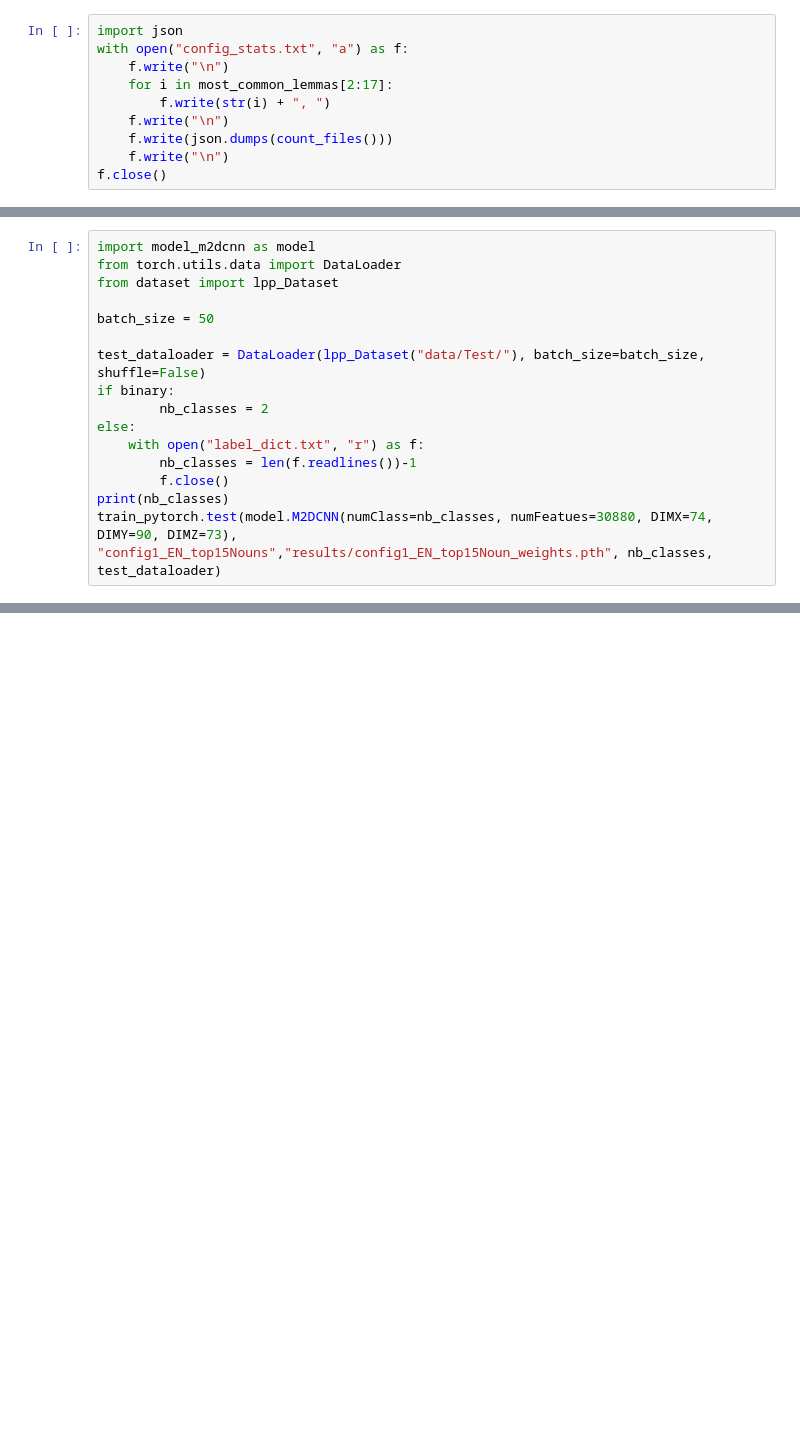
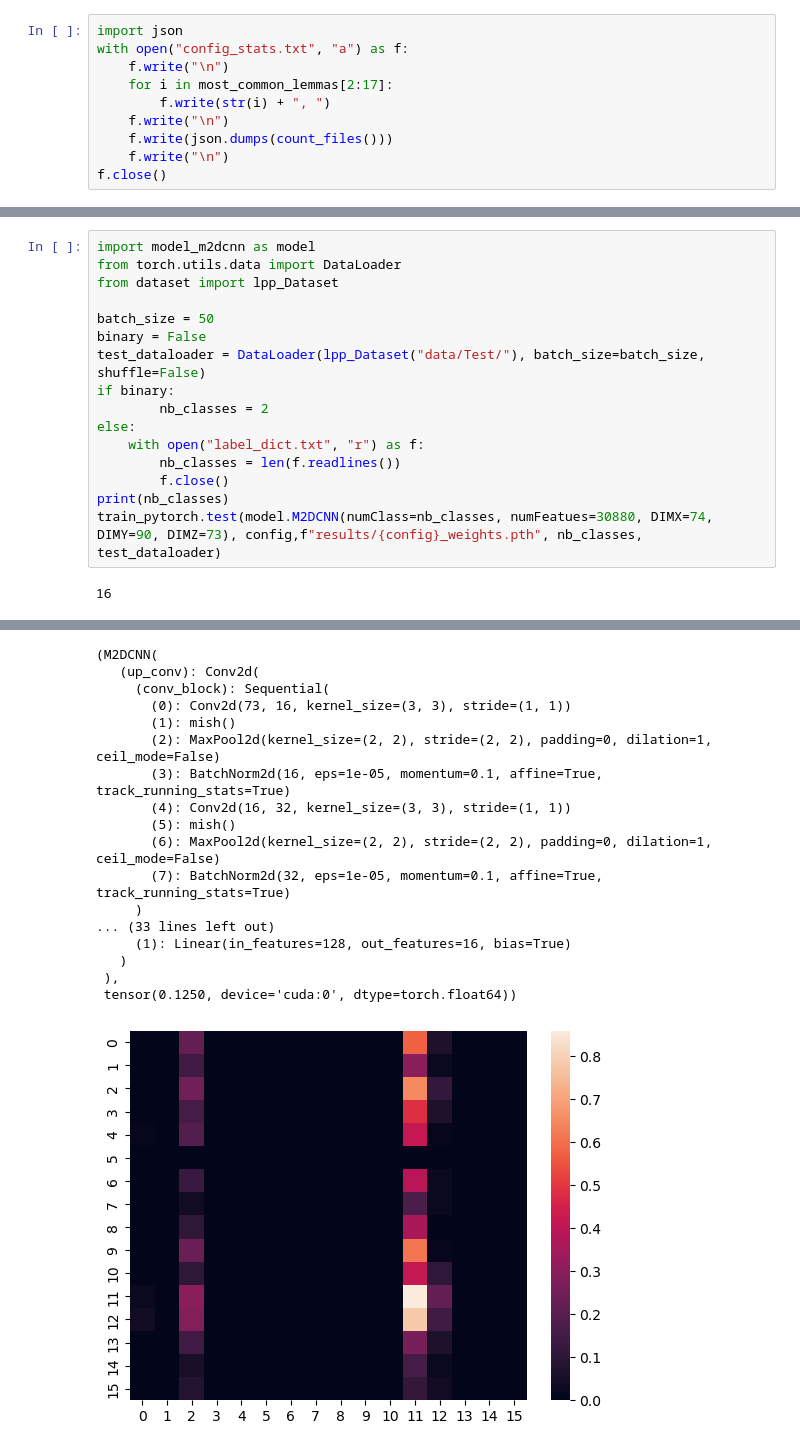
Before and after one commit to KjaMadsen/decodinglepetit, a Jupyter notebook: mt_deep-master/scripts/ltt_pipeline.ipynb, the cells around one changed output, grey strips where cells are left out. Saved outputs shown, nothing was run; the diff lists cells and outputs as text; blank space fills up the shorter version.

```diff
--- a/mt_deep-master/scripts/ltt_pipeline.ipynb
+++ b/mt_deep-master/scripts/ltt_pipeline.ipynb
@@ -158,13 +197,15 @@ from torch.utils.data import DataLoader
 from dataset import lpp_Dataset
 
 batch_size = 50
-
+binary = False
 test_dataloader = DataLoader(lpp_Dataset("data/Test/"), batch_size=batch_size, shuffle=False)
 if binary:
         nb_classes = 2
 else:
     with open("label_dict.txt", "r") as f:
-        nb_classes = len(f.readlines())-1
+        nb_classes = len(f.readlines())
         f.close()
 print(nb_classes)
-train_pytorch.test(model.M2DCNN(numClass=nb_classes, numFeatues=30880, DIMX=74, DIMY=90, DIMZ=73), "config1_EN_top15Nouns","results/config1_EN_top15Noun_weights.pth", nb_classes, test_dataloader)
+train_pytorch.test(model.M2DCNN(numClass=nb_classes, numFeatues=30880, DIMX=74, DIMY=90, DIMZ=73), config,f"results/{config}_weights.pth", nb_classes, test_dataloader)
+# %% [output]
+16
@@ -170,0 +229,18 @@ train_pytorch.test(model.M2DCNN(numClass=nb_classes, numFeatues=30880, DIMX=74,
+(M2DCNN(
+   (up_conv): Conv2d(
+     (conv_block): Sequential(
+       (0): Conv2d(73, 16, kernel_size=(3, 3), stride=(1, 1))
+       (1): mish()
+       (2): MaxPool2d(kernel_size=(2, 2), stride=(2, 2), padding=0, dilation=1, ceil_mode=False)
+       (3): BatchNorm2d(16, eps=1e-05, momentum=0.1, affine=True, track_running_stats=True)
+       (4): Conv2d(16, 32, kernel_size=(3, 3), stride=(1, 1))
+       (5): mish()
+       (6): MaxPool2d(kernel_size=(2, 2), stride=(2, 2), padding=0, dilation=1, ceil_mode=False)
+       (7): BatchNorm2d(32, eps=1e-05, momentum=0.1, affine=True, track_running_stats=True)
+     )
+... (33 lines left out)
+     (1): Linear(in_features=128, out_features=16, bias=True)
+   )
+ ),
+ tensor(0.1250, device='cuda:0', dtype=torch.float64))
+[figure, added]
```
Also changed, not shown: parts of 8 cells of this notebook, 2 other files.
